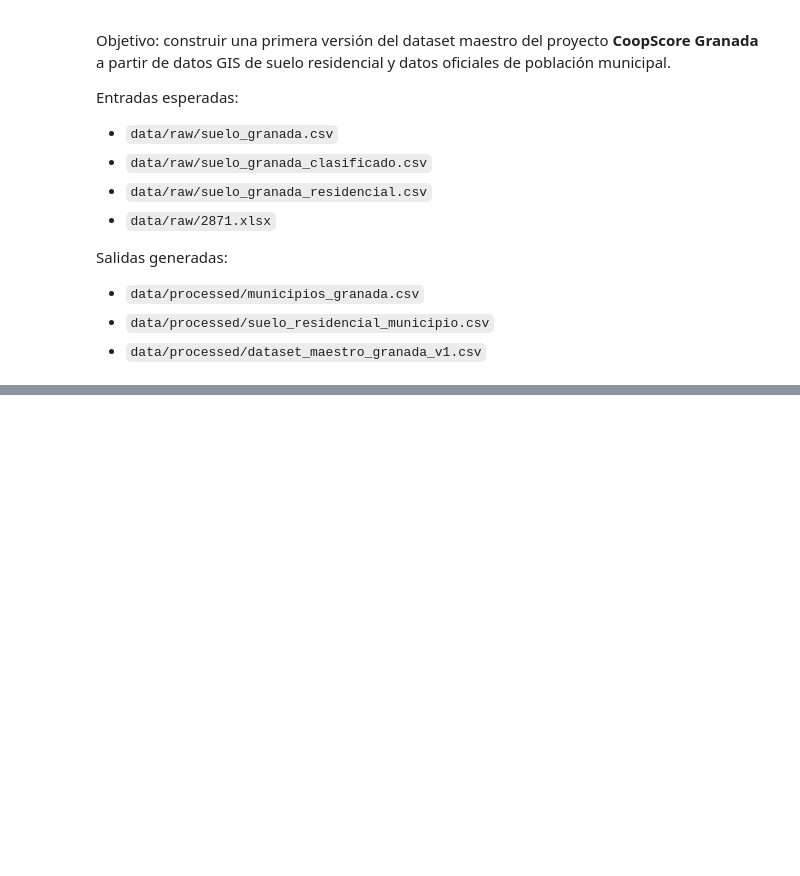
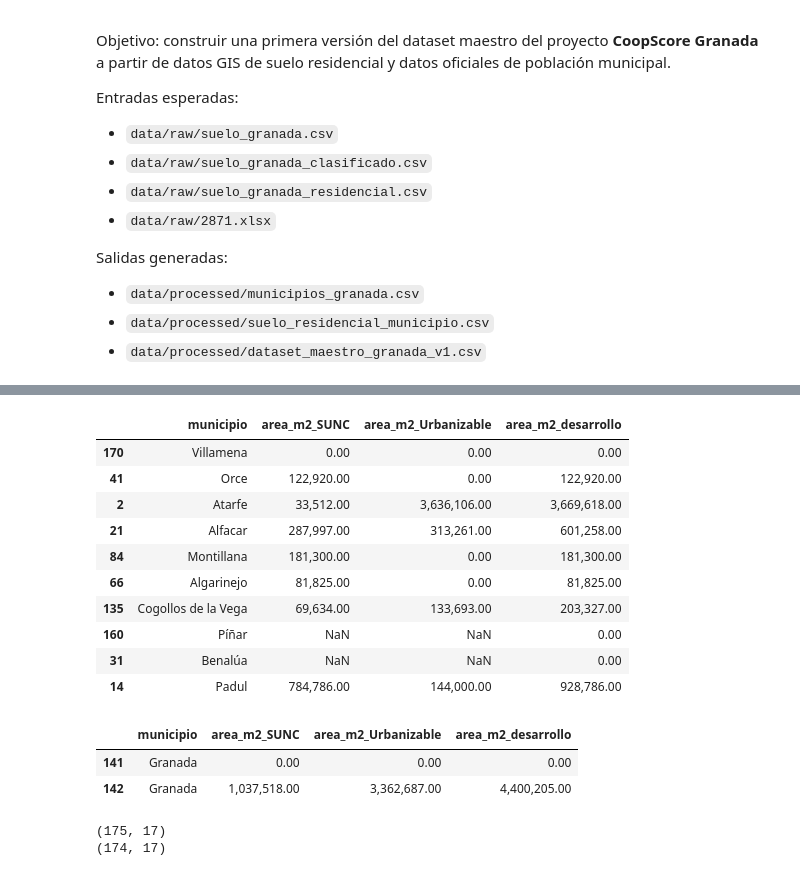
Before and after one commit to pepetorres80/CoopScore_Granada, a Jupyter notebook: notebooks/01_dataset_maestro.ipynb, the cells around one changed output, grey strips where cells are left out. Saved outputs shown, nothing was run; the diff lists cells and outputs as text; code cells hidden in the pictures; blank space fills up the shorter version.

```diff
--- a/notebooks/01_dataset_maestro.ipynb
+++ b/notebooks/01_dataset_maestro.ipynb
@@ -247,0 +594,32 @@ Ahí analizaremos:
+# %%
+suelo_nuevo = suelo_nuevo[
+    [
+        "municipio_key",
+        "area_m2_SUNC",
+        "area_m2_Urbanizable"
+    ]
+]
+# %%
+dataset_v2 = dataset.merge(
+    suelo_nuevo,
+    on="municipio_key",
+    how="left"
+)
+# %%
+dataset_v2["area_m2_desarrollo"] = (
+    dataset_v2["area_m2_SUNC"].fillna(0)
+    +
+    dataset_v2["area_m2_Urbanizable"].fillna(0)
+)
+# %%
+dataset_v2["sunc_m2_por_hab"] = (
+    dataset_v2["area_m2_SUNC"]
+    /
+    dataset_v2["poblacion_2025"]
+)
+
+dataset_v2["urbanizable_m2_por_hab"] = (
+    dataset_v2["area_m2_Urbanizable"]
+    /
+    dataset_v2["poblacion_2025"]
+)
@@ -247,0 +656,46 @@ Ahí analizaremos:
+# %%
+dataset_v2[
+    [
+        "municipio",
+        "area_m2_SUNC",
+        "area_m2_Urbanizable",
+        "area_m2_desarrollo"
+    ]
+].sample(10)
+# %% [output]
+|  | municipio | area_m2_SUNC | area_m2_Urbanizable | area_m2_desarrollo |
+| 170 | Villamena | 0.00 | 0.00 | 0.00 |
+| 41 | Orce | 122,920.00 | 0.00 | 122,920.00 |
+| 2 | Atarfe | 33,512.00 | 3,636,106.00 | 3,669,618.00 |
+| 21 | Alfacar | 287,997.00 | 313,261.00 | 601,258.00 |
+| 84 | Montillana | 181,300.00 | 0.00 | 181,300.00 |
+| 66 | Algarinejo | 81,825.00 | 0.00 | 81,825.00 |
+| 135 | Cogollos de la Vega | 69,634.00 | 133,693.00 | 203,327.00 |
+| 160 | Píñar | NaN | NaN | 0.00 |
+| 31 | Benalúa | NaN | NaN | 0.00 |
+| 14 | Padul | 784,786.00 | 144,000.00 | 928,786.00 |
+# %%
+dataset_v2[
+    dataset_v2["municipio"] == "Granada"
+][[
+    "municipio",
+    "area_m2_SUNC",
+    "area_m2_Urbanizable",
+    "area_m2_desarrollo"
+]]
+# %% [output]
+|  | municipio | area_m2_SUNC | area_m2_Urbanizable | area_m2_desarrollo |
+| 141 | Granada | 0.00 | 0.00 | 0.00 |
+| 142 | Granada | 1,037,518.00 | 3,362,687.00 | 4,400,205.00 |
+# %%
+print(dataset_v2.shape)
+
+dataset_v2 = dataset_v2.drop_duplicates(
+    subset="codigo_ine",
+    keep="first"
+)
+
+print(dataset_v2.shape)
+# %% [output]
+(175, 17)
+(174, 17)
```
Also changed, not shown: parts of 36 cells of this notebook, 4 other files.
